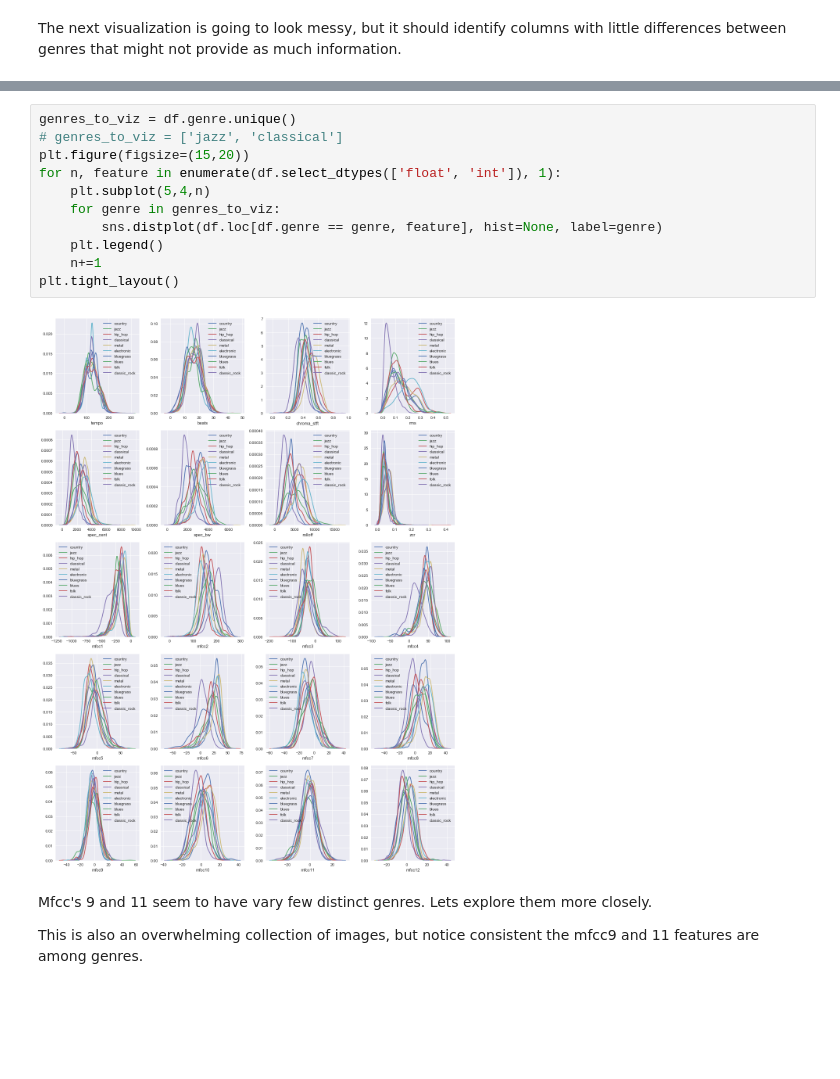
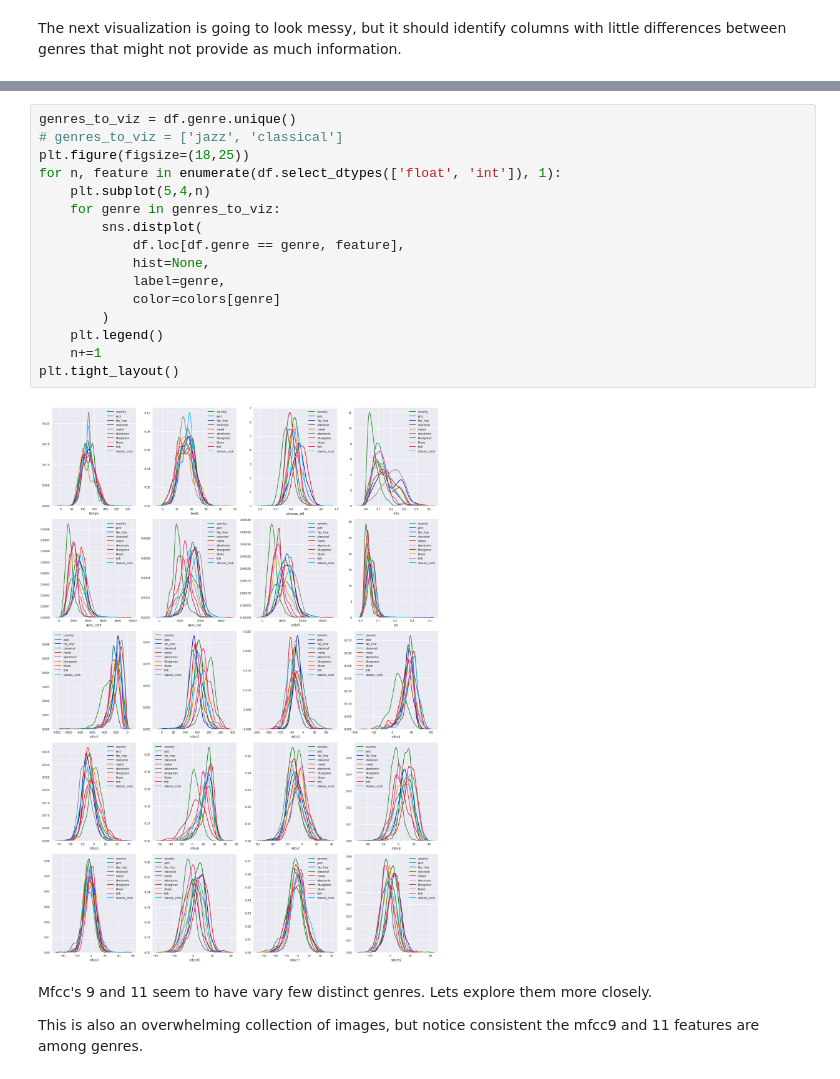
Before and after one commit to Patrickbfuller/classify_genre, a Jupyter notebook: extra_genres.ipynb, the cells around one changed output, grey strips where cells are left out. Cells and saved outputs as stored; diff of their text form; blank space fills up the shorter version.

```diff
--- a/extra_genres.ipynb
+++ b/extra_genres.ipynb
@@ -96,16 +115,21 @@ The next visualization is going to look messy, but it should identify columns wi
 # %%
 genres_to_viz = df.genre.unique()
 # genres_to_viz = ['jazz', 'classical']
-plt.figure(figsize=(15,20))
+plt.figure(figsize=(18,25))
 for n, feature in enumerate(df.select_dtypes(['float', 'int']), 1):
     plt.subplot(5,4,n)
     for genre in genres_to_viz:
-        sns.distplot(df.loc[df.genre == genre, feature], hist=None, label=genre)
+        sns.distplot(
+            df.loc[df.genre == genre, feature],
+            hist=None,
+            label=genre,
+            color=colors[genre]
+        )
     plt.legend()
     n+=1
 plt.tight_layout()
 # %% [output]
-[figure, old version]
+[figure, new version]
 # %% [markdown]
 Mfcc's 9 and 11 seem to have vary few distinct genres. Lets explore them more closely.
 
```
Also changed, not shown: parts of 11 cells of this notebook.
